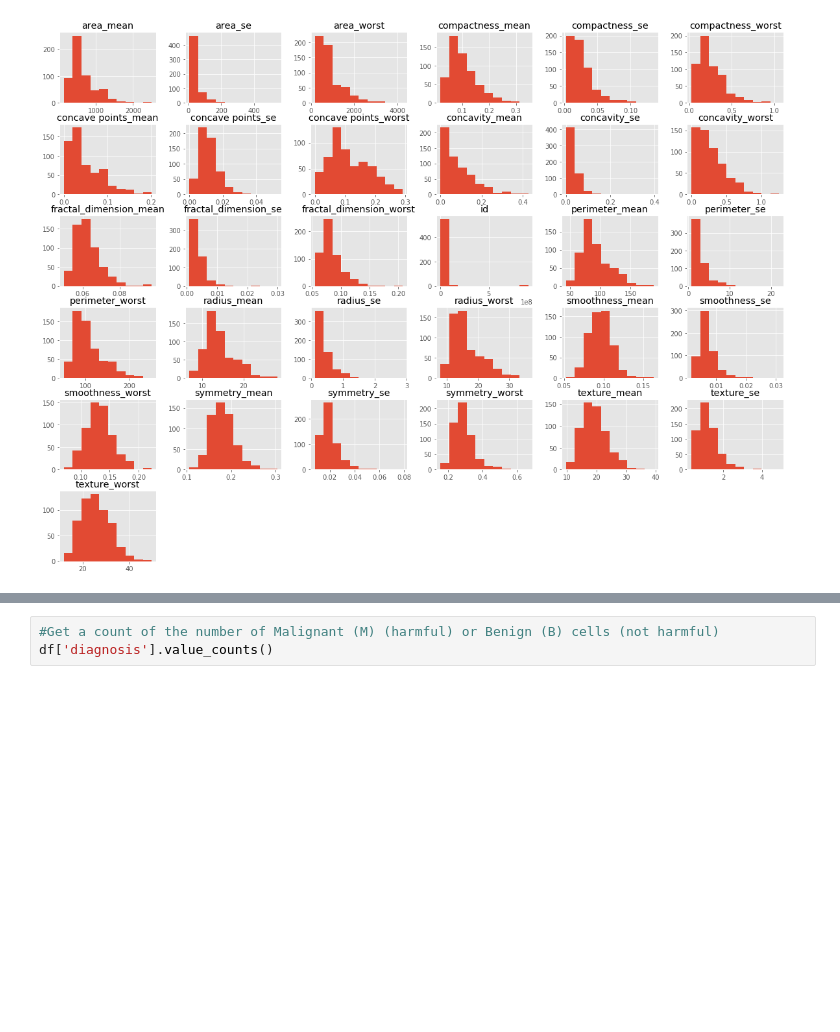
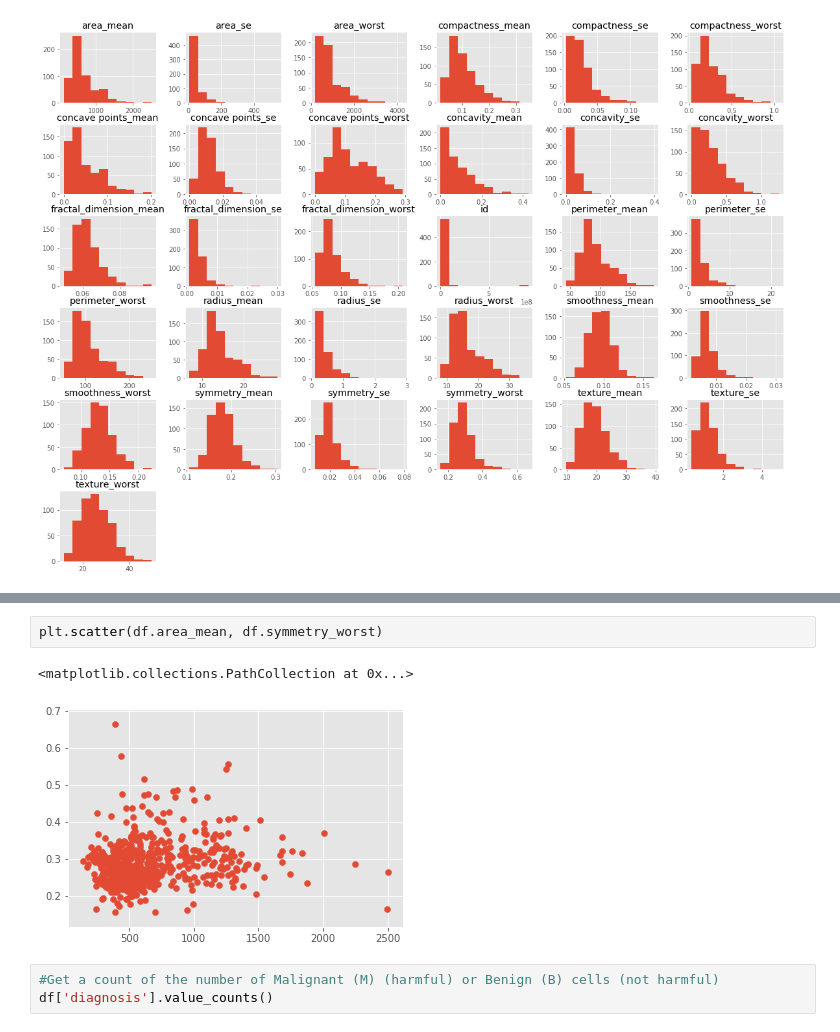
Before and after one commit to Sugaboo/dsc-4-final-project-online-ds-pt-112618, a Jupyter notebook: student.ipynb, the cells around one changed output, grey strips where cells are left out. Cells and saved outputs as stored; diff of their text form; blank space fills up the shorter version.

```diff
--- a/student.ipynb
+++ b/student.ipynb
@@ -195,3 +220,8 @@ plt.show()
+# %%
+plt.scatter(df.area_mean, df.symmetry_worst)
+# %% [output]
+<matplotlib.collections.PathCollection at 0x...>
+[figure, added]
 # %%
 #Get a count of the number of Malignant (M) (harmful) or Benign (B) cells (not harmful)
 df['diagnosis'].value_counts()
```
Also changed, not shown: parts of 10 cells of this notebook, 1 other file.
